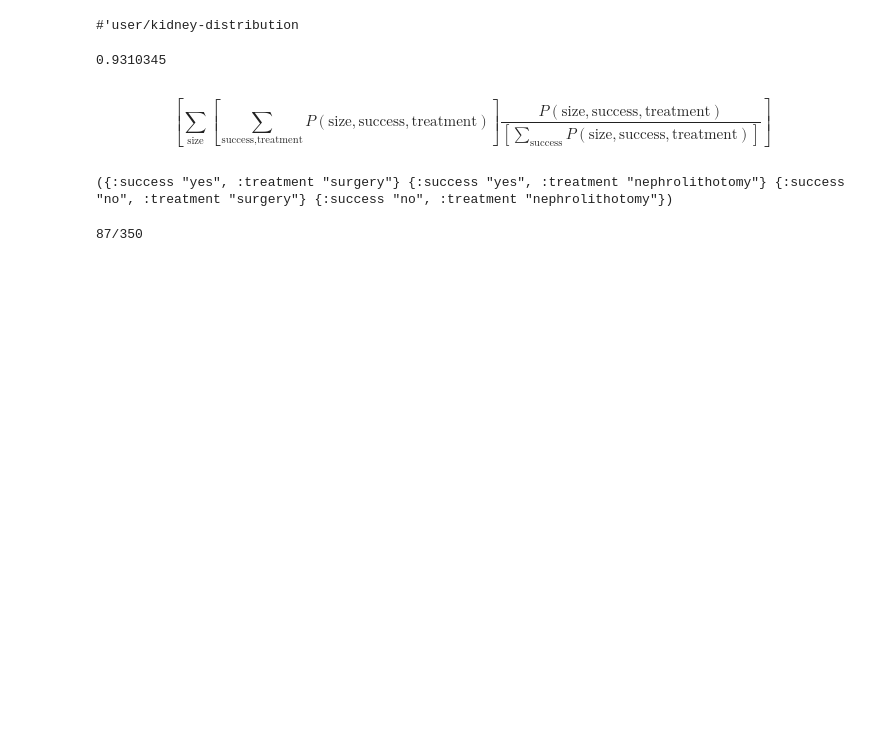
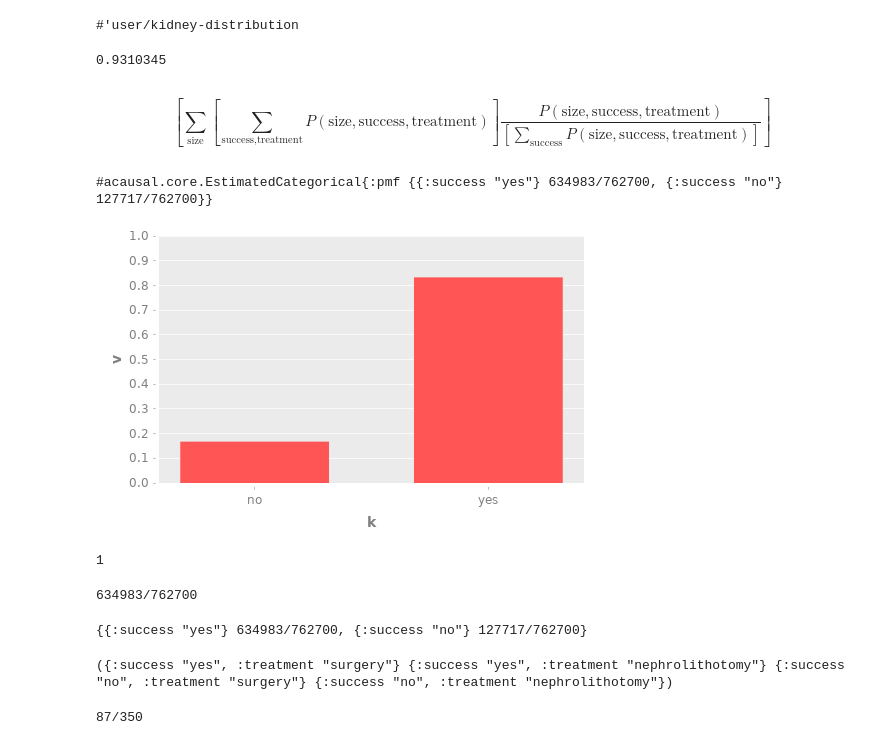
Before and after one commit to jtcbrule/whittemore, a Jupyter notebook: data-tests.ipynb, the cells around one changed output. Cells and saved outputs as stored; diff of their text form; code cells hidden in the pictures; blank space fills up the shorter version.

Commit message:
Add prototype plotting functionality

```diff
--- a/data-tests.ipynb
+++ b/data-tests.ipynb
@@ -51,6 +52,35 @@
         (q [:success] :do [:treatment])))
 # %% [output]
 $$\left[ \sum_{\text{size}} \left[ \sum_{\text{success}, \text{treatment}} P(\text{size}, \text{success}, \text{treatment}) \right] \frac{P(\text{size}, \text{success}, \text{treatment})}{\left[ \sum_{\text{success}} P(\text{size}, \text{success}, \text{treatment}) \right]} \right]$$
+# %%
+(a/define tmp
+    (a/estimate-categorical
+    kidney-distribution
+    f
+    {:treatment "surgery"}))
+# %% [output]
+#acausal.core.EstimatedCategorical{:pmf {{:success "yes"} 634983/762700, {:success "no"} 127717/762700}}
+# %%
+(plt/plot-distribution tmp)
+# %% [output]
+[figure, added]
+# %%
+(-> tmp :pmf keys first keys count)
+# %% [output]
+1
+# %%
+(a/estimate-categorical-point kidney-distribution
+                              f
+                              {:treatment "surgery"
+                               :success "yes"})
+# %% [output]
+634983/762700
+# %%
+(a/estimate-categorical-formula kidney-distribution
+                                f
+                                {:treatment "surgery"})
+# %% [output]
+{{:success "yes"} 634983/762700, {:success "no"} 127717/762700}
 # %%
 (a/define tmp
     (a/all-bindings
```
Also changed, not shown: parts of 5 cells of this notebook, 3 other files.
